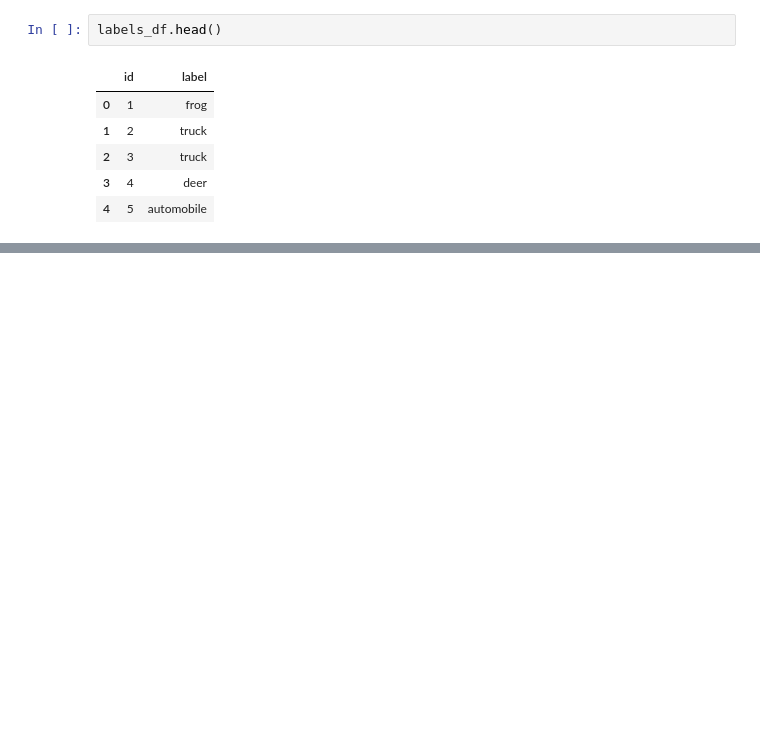
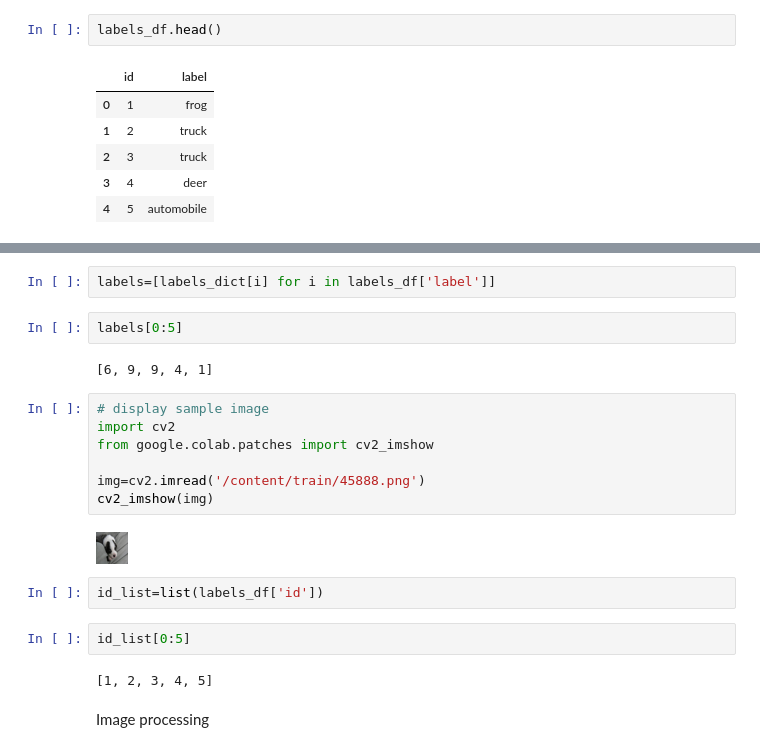
Before and after one commit to atif0911/AIML, a Jupyter notebook: MiniProjects/CIFAR-10/CIFAR_10PredModel.ipynb, the cells around one changed output, grey strips where cells are left out. Saved outputs shown, nothing was run; the diff lists cells and outputs as text; blank space fills up the shorter version.

```diff
--- a/MiniProjects/CIFAR-10/CIFAR_10PredModel.ipynb
+++ b/MiniProjects/CIFAR-10/CIFAR_10PredModel.ipynb
@@ -123,0 +153,23 @@ labels_df.head()
+# %%
+labels=[labels_dict[i] for i in labels_df['label']]
+# %%
+labels[0:5]
+# %% [output]
+[6, 9, 9, 4, 1]
+# %%
+# display sample image
+import cv2
+from google.colab.patches import cv2_imshow
+
+img=cv2.imread('/content/train/45888.png')
+cv2_imshow(img)
+# %% [output]
+[figure, added]
+# %%
+id_list=list(labels_df['id'])
+# %%
+id_list[0:5]
+# %% [output]
+[1, 2, 3, 4, 5]
+# %% [markdown]
+Image processing
```
Also changed, not shown: parts of 30 cells of this notebook.
